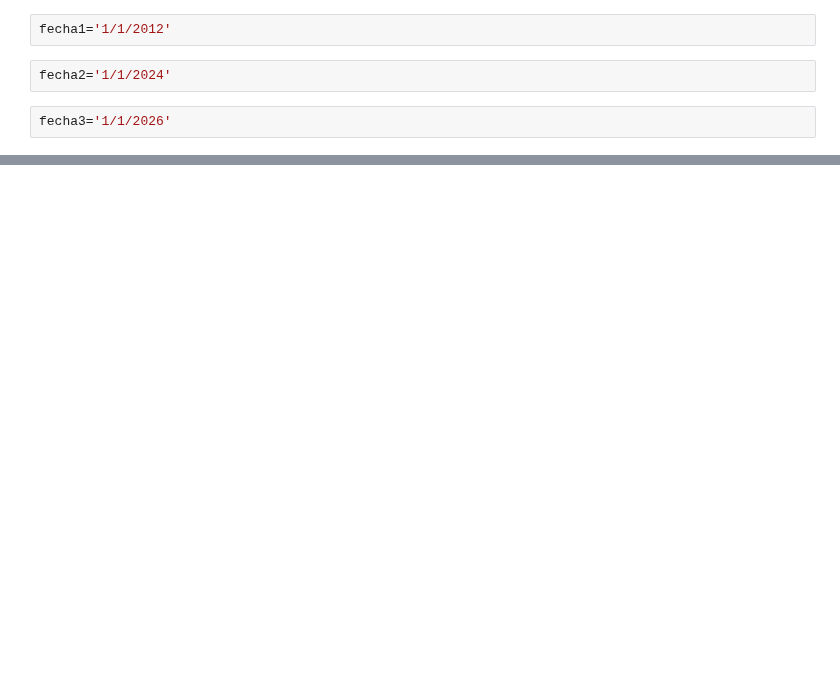
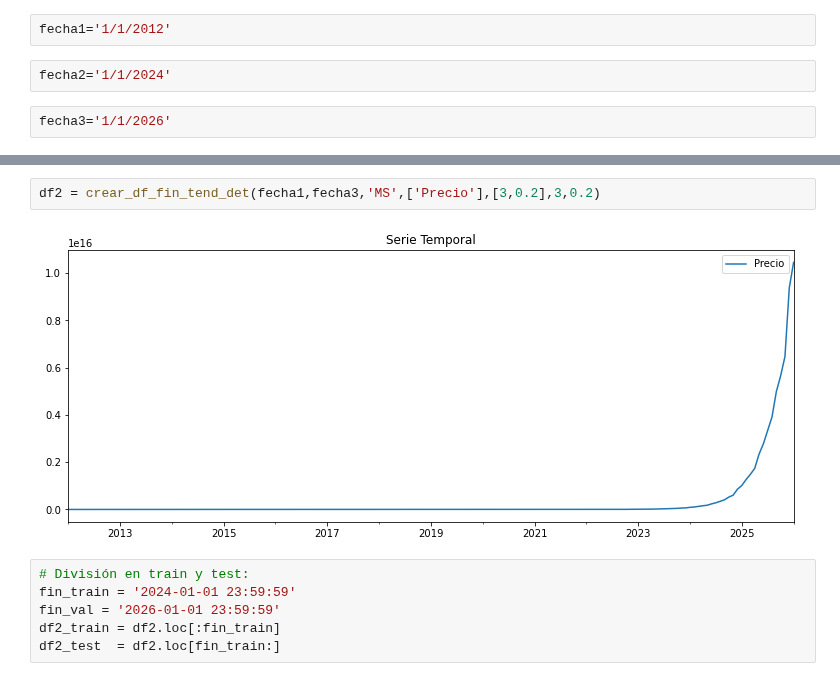
Before and after one commit to davidraamirez/drift-detection_data-augmentation, a Jupyter notebook: validacion/Comprobacion_autorregresivos.ipynb, the cells around one changed output, grey strips where cells are left out. Saved outputs shown, nothing was run; the diff lists cells and outputs as text; blank space fills up the shorter version.

```diff
--- a/validacion/Comprobacion_autorregresivos.ipynb
+++ b/validacion/Comprobacion_autorregresivos.ipynb
@@ -291,0 +182,10 @@ Metric (mean_absolute_error) del modelo auto arima:
+# %%
+df2 = crear_df_fin_tend_det(fecha1,fecha3,'MS',['Precio'],[3,0.2],3,0.2)
+# %% [output]
+[figure, added]
+# %%
+# División en train y test:
+fin_train = '2024-01-01 23:59:59'
+fin_val = '2026-01-01 23:59:59'
+df2_train = df2.loc[:fin_train]
+df2_test  = df2.loc[fin_train:]
```
Also changed, not shown: parts of 29 cells of this notebook.
